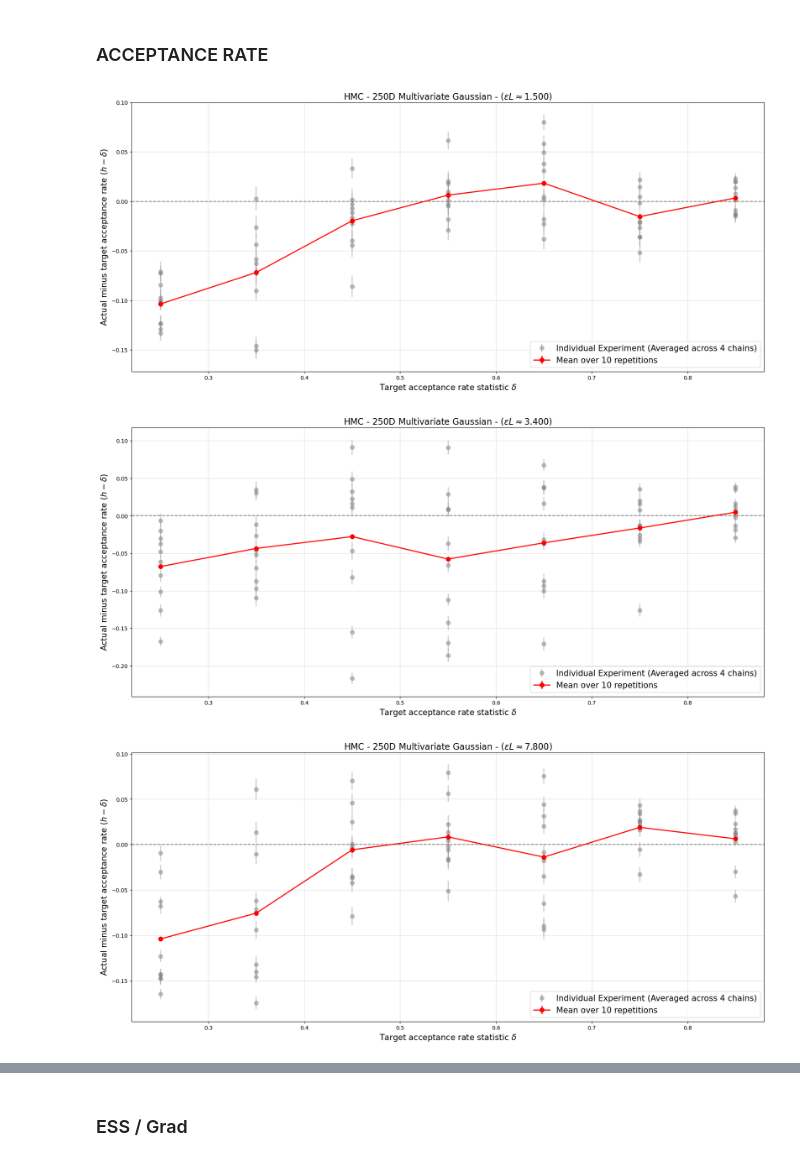
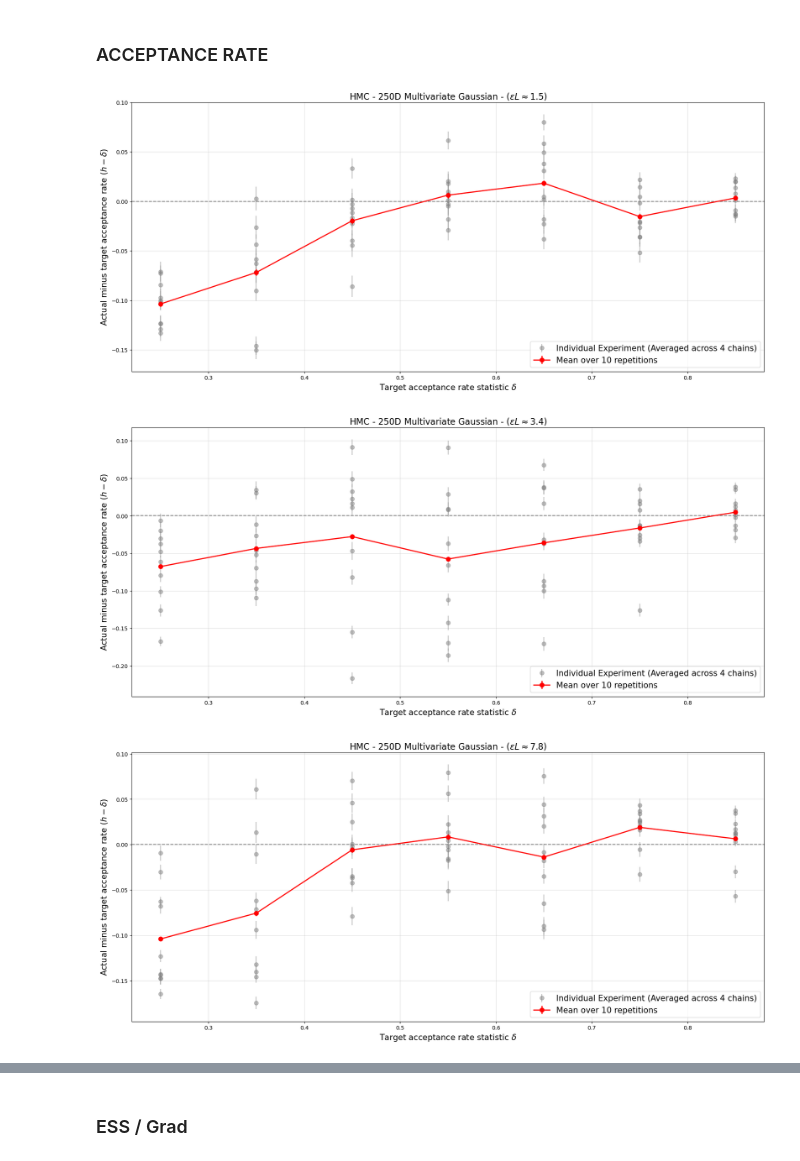
Before and after one commit to Mattia-Ponchio/Inference_Project, a Jupyter notebook: Gaussian_250D_x10.ipynb, the cells around one changed output, grey strips where cells are left out. Saved outputs shown, nothing was run; the diff lists cells and outputs as text; code cells hidden in the pictures.

```diff
--- a/Gaussian_250D_x10.ipynb
+++ b/Gaussian_250D_x10.ipynb
@@ -37,7 +37,7 @@ obtaining_precision_matrix = "from_saved_file"
 
 # ========== NUTS ==============
 obtaining_mu_true_nuts = "from_saved_file"
-obtaining_experiments_results_nuts = "from_saved_file"
+obtaining_experiments_results_nuts = "computation"
 
 # ========== HMC ===============
 # obtaining_mu_true_hmc = "from_saved_file"
@@ -284,7 +284,7 @@ if obtaining_experiments_results_nuts == "computation":
 
     # saving results:
     df.to_pickle("NUTS_GAUSS.pkl")
-    np.save("tree_depths_GAUSS.npy", mu_true_theta)
+    np.save("tree_depths_GAUSS.npy", depths)
 
 
 
@@ -695,34 +689,34 @@ for val in path_L_for_h_delta:
         label=f"Individual Experiment (Averaged across {chains_count} chains)",
         color="gray",
         alpha = 0.5
     )
 
     # 4. Compute and plot the collective mean profile across all 10 repetitions in red
     mean_diffs = val_df.groupby(by="Group")["Diff"].mean()
     # Propagate MCSE standard errors safely for independent repeated experiments
     combined_mcse = val_df.groupby(by="Group")["MCSE"].apply(lambda x: np.sqrt((x**2).sum()) / reps)
 
     ax.errorbar(
         x = delta_list_HMC,
         y = mean_diffs,
         yerr = combined_mcse,
         ls = "-",
         marker = "o",
         ms = 8,
         label = f"Mean over {reps} repetitions",
         color="red",
         lw = 2
     )
 
     # Visual Polish & Labeling adjusted for the 250D Multivariate Gaussian Context
     plt.xlabel(r"Target acceptance rate statistic $\delta$ ", fontsize=15)
     plt.ylabel(r"Actual minus target acceptance rate ($h - \delta$)", fontsize=15)
-    plt.title(rf"HMC - 250D Multivariate Gaussian - ($\epsilon L \approx {val:.3f}$)", fontsize=16)
+    plt.title(rf"HMC - 250D Multivariate Gaussian - ($\epsilon L \approx {val:.1f}$)", fontsize=16)
     plt.legend(loc="lower right", fontsize=15)
     plt.axhline(y=0.0, ls="--", color="gray")
     plt.grid(alpha=0.4)
     plt.show()
 # %% [output]
-[figure, old version]
+[figure, new version]
-[figure, old version]
+[figure, new version]
-[figure, old version]
+[figure, new version]
```
Also changed, not shown: parts of 5 cells of this notebook, 1 other file.
